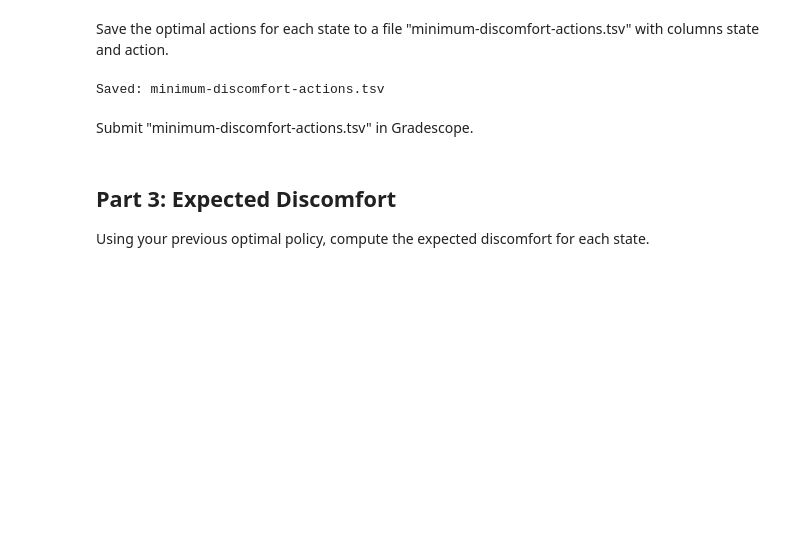
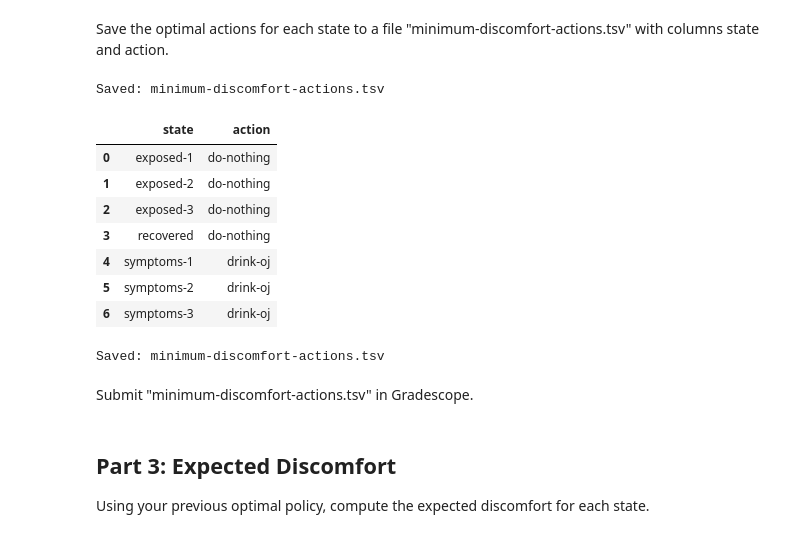
Before and after one commit to auwineza/Mod8-Week6, a Jupyter notebook: OMDS-Mod8-Week6-Uwineza-Annick.ipynb, the cells around one changed output. Drawn from its saved outputs; the diff is of its cells as text; code cells hidden in the pictures; blank space fills up the shorter version.

```diff
--- a/OMDS-Mod8-Week6-Uwineza-Annick.ipynb
+++ b/OMDS-Mod8-Week6-Uwineza-Annick.ipynb
@@ -190,5 +129,40 @@ Saved: minimum-discomfort-actions.tsv
 # %% [markdown]
 Save the optimal actions for each state to a file "minimum-discomfort-actions.tsv" with columns state and action.
+# %%
+# YOUR CHANGES HERE
+
+gamma = 1.0
+theta = 1e-12
+
+V = np.zeros(S)
+
+while True:
+    V_old = V.copy()
+    Q = R + gamma * np.einsum("ass,s->as", P, V_old)
+    V = np.max(Q, axis=0)
+    if np.max(np.abs(V - V_old)) < theta:
+        break
+
+pi = np.argmax(R + gamma * np.einsum("ass,s->as", P, V), axis=0)
+
+df_actions = pd.DataFrame({
+    "state": states,
+    "action": [actions[a] for a in pi]
+}).sort_values("state")
+
+df_actions.to_csv("minimum-discomfort-actions.tsv", sep="\t", index=False)
+print("Saved: minimum-discomfort-actions.tsv")
+df_actions
+# %% [output]
+Saved: minimum-discomfort-actions.tsv
+|  | state | action |
+| 0 | exposed-1 | do-nothing |
+| 1 | exposed-2 | do-nothing |
+| 2 | exposed-3 | do-nothing |
+| 3 | recovered | do-nothing |
+| 4 | symptoms-1 | drink-oj |
+| 5 | symptoms-2 | drink-oj |
+| 6 | symptoms-3 | drink-oj |
 # %%
 # YOUR CHANGES HERE
 
```
Also changed, not shown: parts of 1 cell of this notebook.
